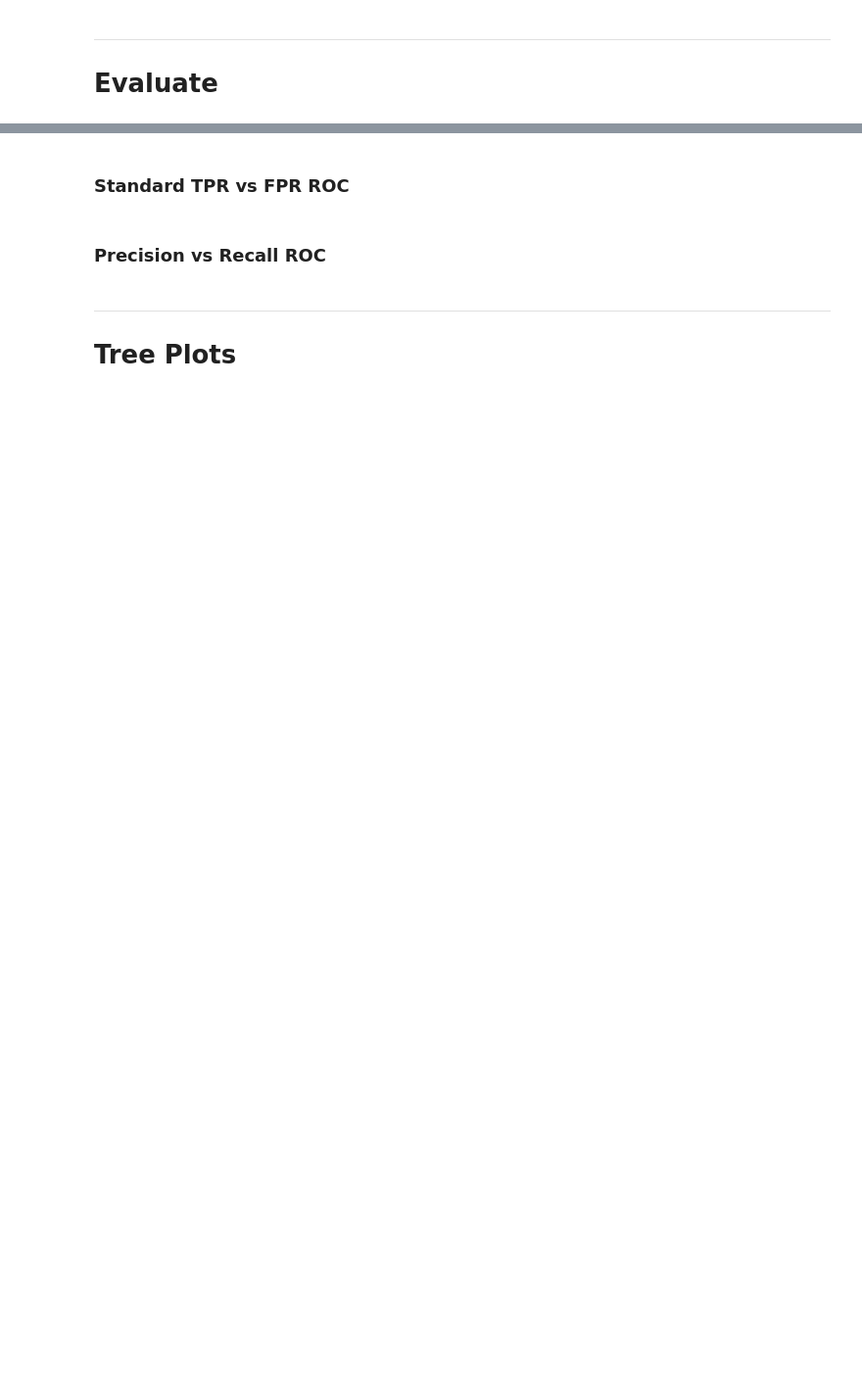
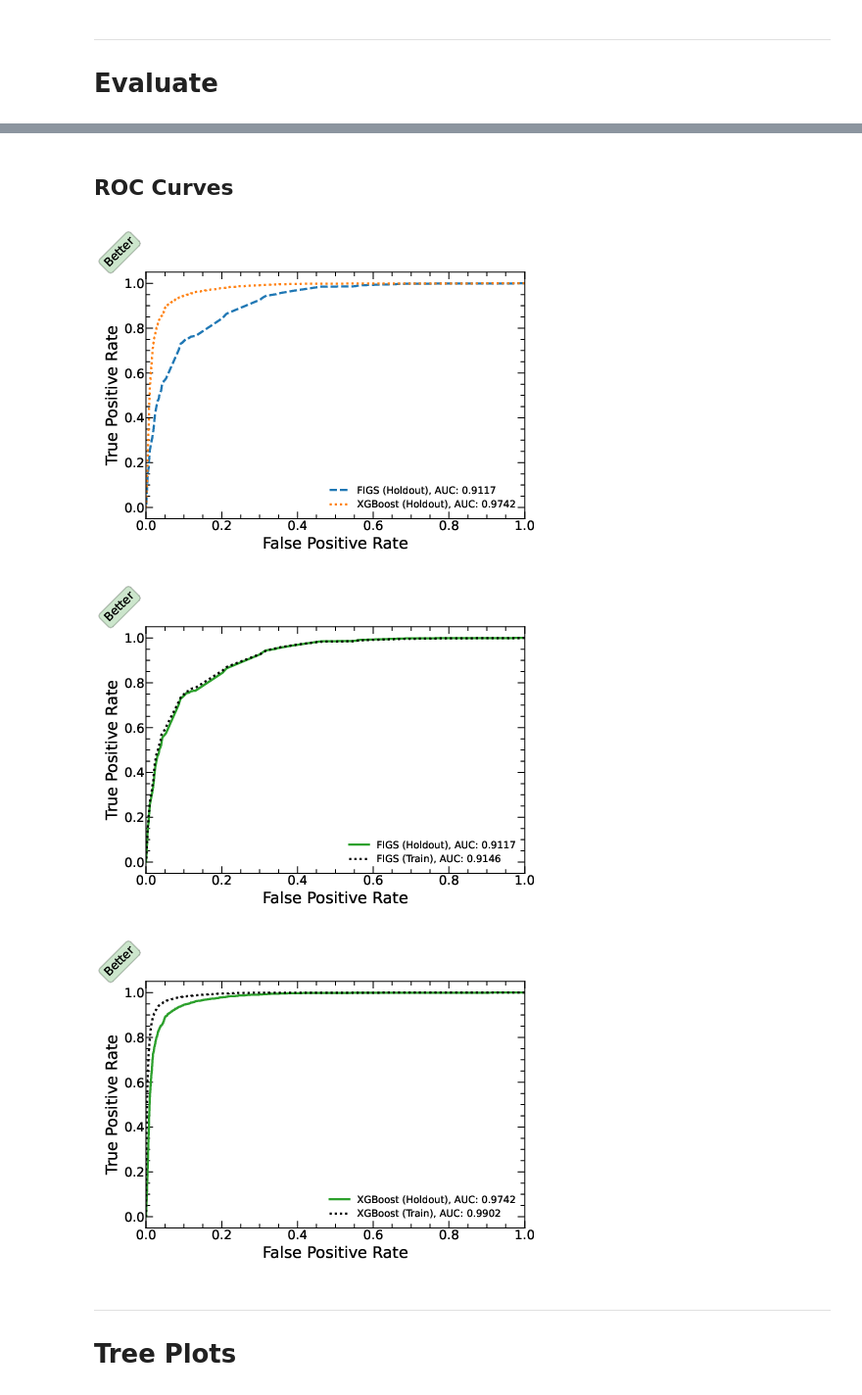
Before and after one commit to mepland/data_science_notes, a Jupyter notebook: plots/figs_demo.ipynb, the cells around one changed output, grey strips where cells are left out. Shown: that part at 98% size. Saved outputs shown, nothing was run; the diff lists cells and outputs as text; code cells hidden in the pictures; blank space fills up the shorter version.

Commit message:
added ROC plots

```diff
--- a/plots/figs_demo.ipynb
+++ b/plots/figs_demo.ipynb
@@ -75,7 +77,7 @@ datasets = ['train', 'holdout']
 # %%
 from plotting import * # load plotting code
 # %%
-inline=True # plot inline or to pdf
-output = './figs_demo_output' # output dir
+inline=False # plot inline or to pdf
+output = './output_figs_demo' # output dir
 os.makedirs(output, exist_ok=True)
 # %%
@@ -210,7 +263,7 @@ model_xgboost = xgb.XGBClassifier(n_estimators=fixed_setup_params['max_num_boost
                                   verbosity=fixed_setup_params['xgb_verbosity'],
                                   eval_metric=fixed_setup_params['eval_metric'],
                                   early_stopping_rounds=fixed_setup_params['early_stopping_rounds'],
-                                  random_state=rnd_seed+3, **params_default, use_label_encoder=False)
+                                  random_state=rnd_seed+3, **params_default)
 # %%
 time_xgboost_start = time.time()
 model_xgboost.fit(X_train, y_train, **fixed_fit_params);
@@ -365,16 +473,0 @@ def classifier_metrics(model, X_train, y_train, X_holdout, y_holdout, feature_na
-# %%
-model_metrics_figs = classifier_metrics(model_figs, X_trainVal, y_trainVal, X_holdout, y_holdout, feat_names)
-model_metrics_xgboost = classifier_metrics(model_xgboost, X_train, y_train, X_holdout, y_holdout, feat_names)
-
-metric_rows = []
-for model, name, model_metrics in [(model_figs, 'FIGS', model_metrics_figs), (model_xgboost, 'XGBoost', model_metrics_xgboost)]:
-    for dataset in datasets[::-1]:
-        dataset_metrics = {'model': name, 'dataset': dataset}
-        for k,v in model_metrics[dataset].items():
-            if k not in ['confusion_matrix', 'dfp_eval_fpr_tpr', 'dfp_eval_precision_recall', 'dfp_y']:
-                dataset_metrics[k] = v
-        metric_rows.append(dataset_metrics)
-
-dfp_metrics = pd.DataFrame(metric_rows)
-dfp_metrics = dfp_metrics.sort_values(by=['model', 'dataset'], ascending=[True, True]).reset_index(drop=True)
-display(dfp_metrics)
@@ -397,2 +519,0 @@ display(_dfp.loc[0 < _dfp['importance_permutation_holdout_mean']])
-# %% [markdown]
-### Standard TPR vs FPR ROC
@@ -401,2 +520,2 @@ display(_dfp.loc[0 < _dfp['importance_permutation_holdout_mean']])
 # %% [markdown]
-### Precision vs Recall ROC
+## ROC Curves
@@ -406,3 +522,25 @@ display(_dfp.loc[0 < _dfp['importance_permutation_holdout_mean']])
+# %%
+for dataset in datasets[::-1]:
+    roc_entry_figs = model_metrics_figs[dataset]['roc_entry']
+    roc_entry_figs['c'] = 'C0'
+    roc_entry_figs['ls'] = '--'
+    roc_entry_xgboost = model_metrics_xgboost[dataset]['roc_entry']
+    roc_entry_xgboost['c'] = 'C1'
+    roc_entry_xgboost['ls'] = ':'
+
+    models_for_roc = [roc_entry_figs, roc_entry_xgboost]
+    plot_rocs(models_for_roc, m_path=f'{output}/roc_curves', rndGuess=False, inverse_log=False, inline=False)
+    plot_rocs(models_for_roc, m_path=f'{output}/roc_curves', rndGuess=False, inverse_log=False, precision_recall=True,
+              pop_PPV=model_metrics_figs[dataset]['pop_PPV'], y_axis_params={'min': -0.05}, inline=False)
+
+if inline:
+    for fname in ['roc_figs_holdout_xgboost_holdout', 'roc_figs_holdout_train', 'roc_xgboost_holdout_train']:
+        img = Image(filename=f'{output}/roc_curves/{fname}.pdf')
+        display(img)
+# %% [output]
+[figure, added]
+[figure, added]
+[figure, added]
 # %% [markdown]
 ***
 # Tree Plots
```
Also changed, not shown: parts of 82 cells of this notebook, 2 other files.
